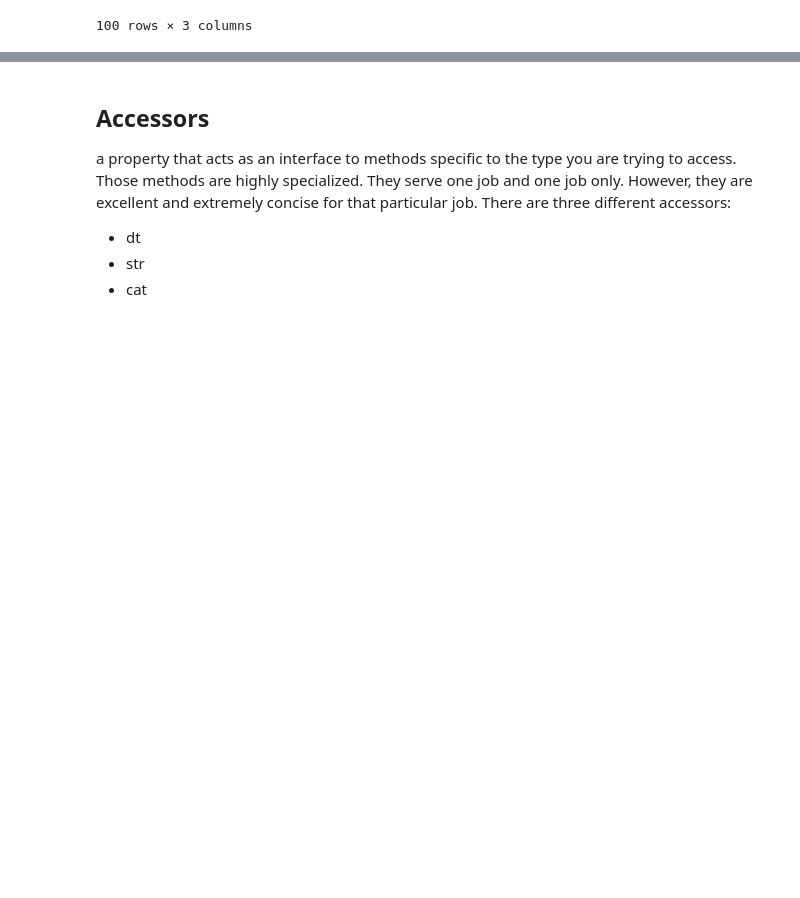
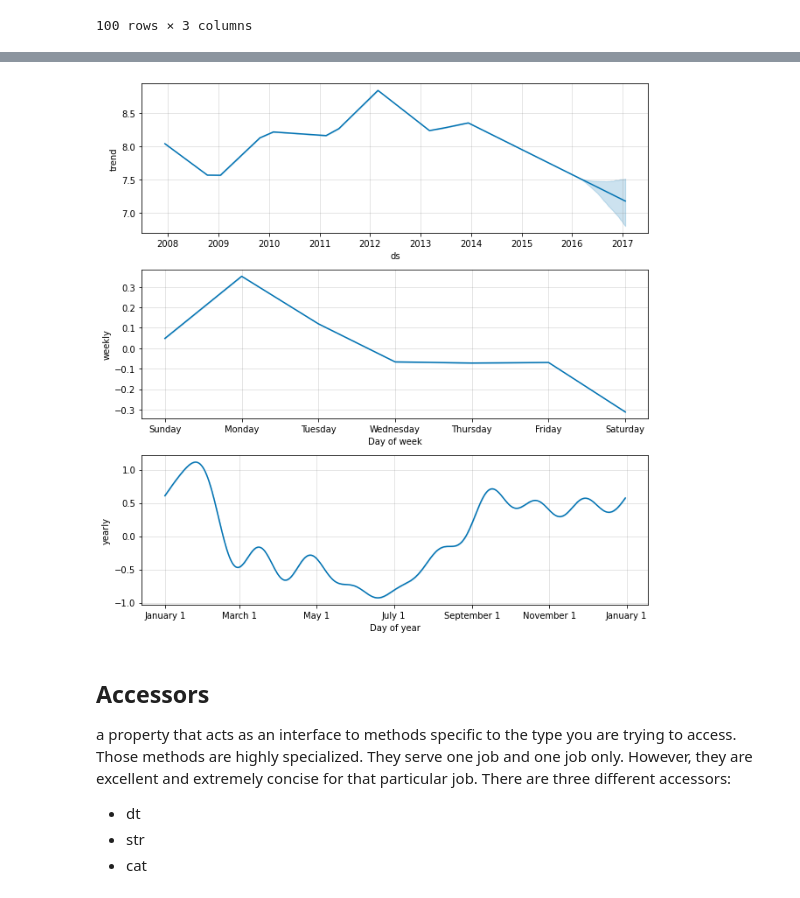
Before and after one commit to RedOx22/real-world-machine-learning, a Jupyter notebook: pandas_advanced_techniques.ipynb, the cells around one changed output, grey strips where cells are left out. Drawn from its saved outputs; the diff is of its cells as text; code cells hidden in the pictures; blank space fills up the shorter version.

```diff
--- a/pandas_advanced_techniques.ipynb
+++ b/pandas_advanced_techniques.ipynb
@@ -840,3 +945,8 @@ df
+# %%
+# Python
+fig2 = m.plot_components(forecast)
+# %% [output]
+[figure, added]
 # %% [markdown]
 ## Accessors
 
```
Also changed, not shown: parts of 25 cells of this notebook.
